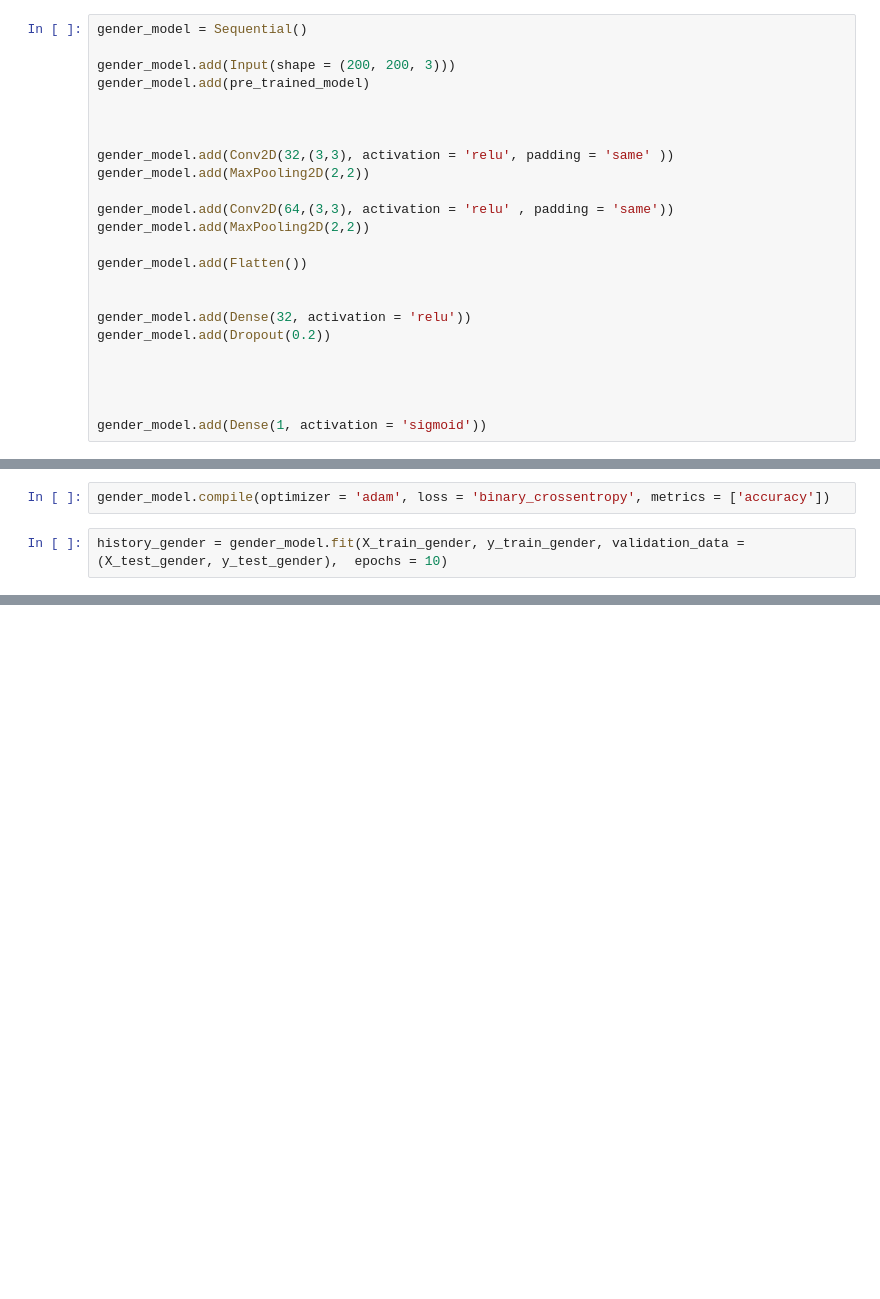
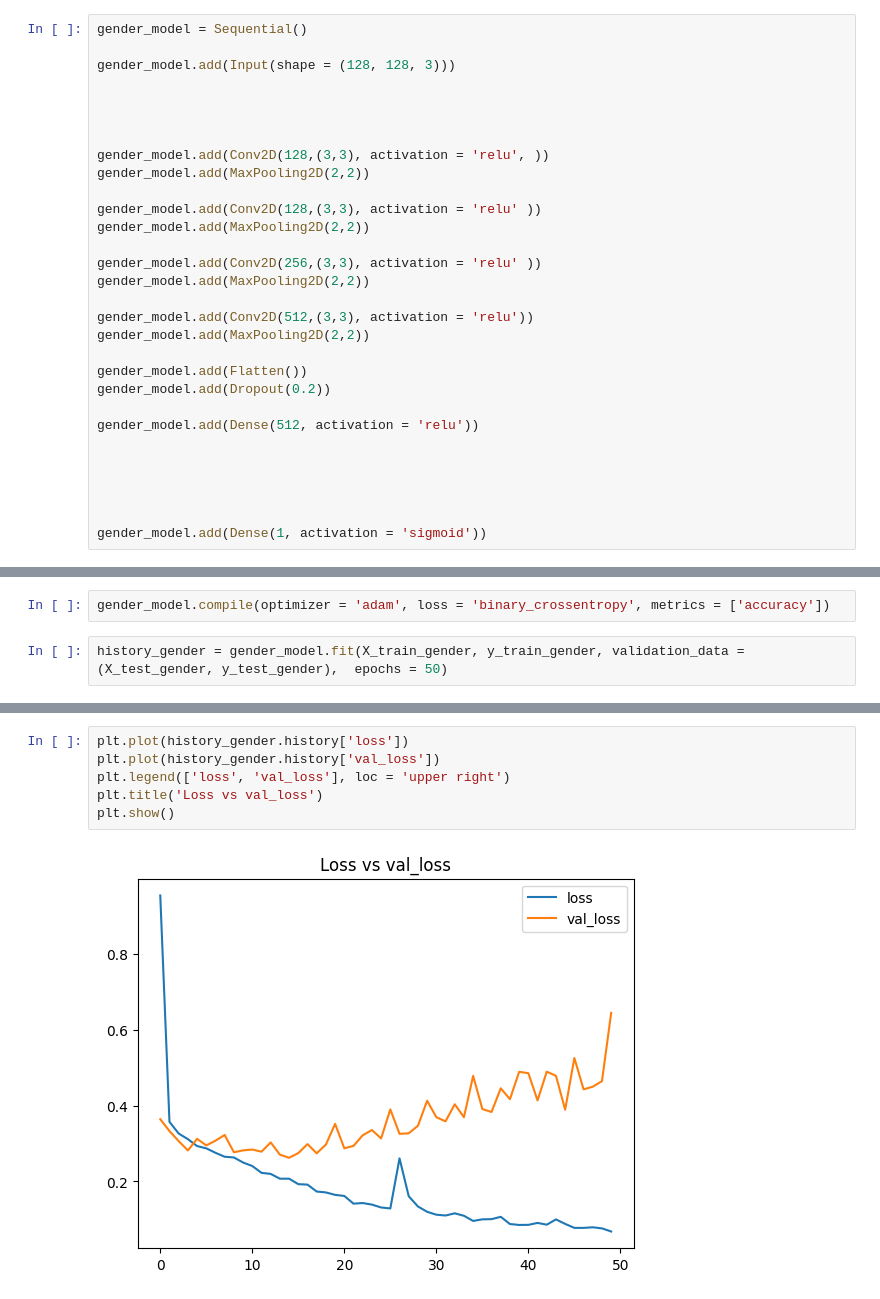
Before and after one commit to anantlahamge07/real-time-age-and-gender-detection, a Jupyter notebook: just_building_stuffs.ipynb, the cells around one changed output, grey strips where cells are left out. Drawn from its saved outputs; the diff is of its cells as text; blank space fills up the shorter version.

```diff
--- a/just_building_stuffs.ipynb
+++ b/just_building_stuffs.ipynb
@@ -99,22 +120,28 @@ age_model.add(Dense(1, activation = 'linear'))
 # %%
 gender_model = Sequential()
 
-gender_model.add(Input(shape = (200, 200, 3)))
-gender_model.add(pre_trained_model)
+gender_model.add(Input(shape = (128, 128, 3)))
 
 
 
-gender_model.add(Conv2D(32,(3,3), activation = 'relu', padding = 'same' ))
+
+gender_model.add(Conv2D(128,(3,3), activation = 'relu', ))
 gender_model.add(MaxPooling2D(2,2))
 
-gender_model.add(Conv2D(64,(3,3), activation = 'relu' , padding = 'same'))
+gender_model.add(Conv2D(128,(3,3), activation = 'relu' ))
+gender_model.add(MaxPooling2D(2,2))
+
+gender_model.add(Conv2D(256,(3,3), activation = 'relu' ))
+gender_model.add(MaxPooling2D(2,2))
+
+gender_model.add(Conv2D(512,(3,3), activation = 'relu'))
 gender_model.add(MaxPooling2D(2,2))
 
 gender_model.add(Flatten())
+gender_model.add(Dropout(0.2))
 
+gender_model.add(Dense(512, activation = 'relu'))
 
-gender_model.add(Dense(32, activation = 'relu'))
-gender_model.add(Dropout(0.2))
 
 
 
@@ -134,4 +177,4 @@ age_model = load_model('age_model.h5')
 # %%
 gender_model.compile(optimizer = 'adam', loss = 'binary_crossentropy', metrics = ['accuracy'])
 # %%
-history_gender = gender_model.fit(X_train_gender, y_train_gender, validation_data = (X_test_gender, y_test_gender),  epochs = 10)
+history_gender = gender_model.fit(X_train_gender, y_train_gender, validation_data = (X_test_gender, y_test_gender),  epochs = 50)
@@ -150,0 +221,8 @@ except OSError:
+# %%
+plt.plot(history_gender.history['loss'])
+plt.plot(history_gender.history['val_loss'])
+plt.legend(['loss', 'val_loss'], loc = 'upper right')
+plt.title('Loss vs val_loss')
+plt.show()
+# %% [output]
+[figure, added]
```
Also changed, not shown: parts of 26 cells of this notebook.
